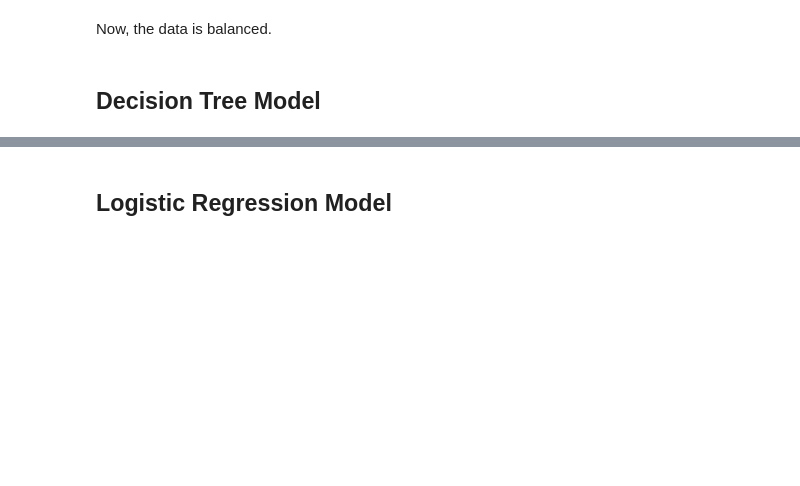
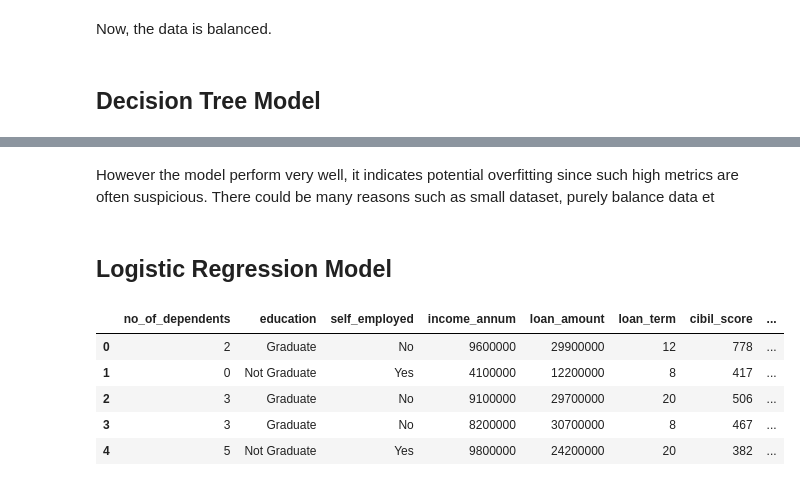
Before and after one commit to AamirJafaq/-Loan-Approval-Prediction-Description, a Jupyter notebook: Loan_Approval_Prediction.ipynb, the cells around one changed output, grey strips where cells are left out. Cells and saved outputs as stored; diff of their text form; code cells hidden in the pictures; blank space fills up the shorter version.

```diff
--- a/Loan_Approval_Prediction.ipynb
+++ b/Loan_Approval_Prediction.ipynb
@@ -41,6 +42,9 @@ Index(['loan_id', 'no_of_dependents', 'education', 'self_employed',
        'residential_assets_value', 'commercial_assets_value',
        'luxury_assets_value', 'bank_asset_value', 'loan_status'],
       dtype='object')
+# %%
+for col in data.select_dtypes(["object"]).columns:
+  data[col]=data[col].str.strip()
 # %%
 data.info()
 # %% [output]
@@ -159,3 +201,5 @@ from sklearn.metrics import classification_report, confusion_matrix, precision_s
+# %% [markdown]
+However the model perform very well, it indicates potential overfitting since such high metrics are often suspicious. There could be many reasons such as small dataset, purely balance data et
 # %% [markdown]
 ## Logistic Regression Model
 # %%
@@ -166,0 +210,9 @@ scaler=StandardScaler()
+# %%
+X.head()
+# %% [output]
+|  | no_of_dependents | education | self_employed | income_annum | loan_amount | loan_term | cibil_score | ... |
+| 0 | 2 | Graduate | No | 9600000 | 29900000 | 12 | 778 | ... |
+| 1 | 0 | Not Graduate | Yes | 4100000 | 12200000 | 8 | 417 | ... |
+| 2 | 3 | Graduate | No | 9100000 | 29700000 | 20 | 506 | ... |
+| 3 | 3 | Graduate | No | 8200000 | 30700000 | 8 | 467 | ... |
+| 4 | 5 | Not Graduate | Yes | 9800000 | 24200000 | 20 | 382 | ... |
```
Also changed, not shown: parts of 31 cells of this notebook.
